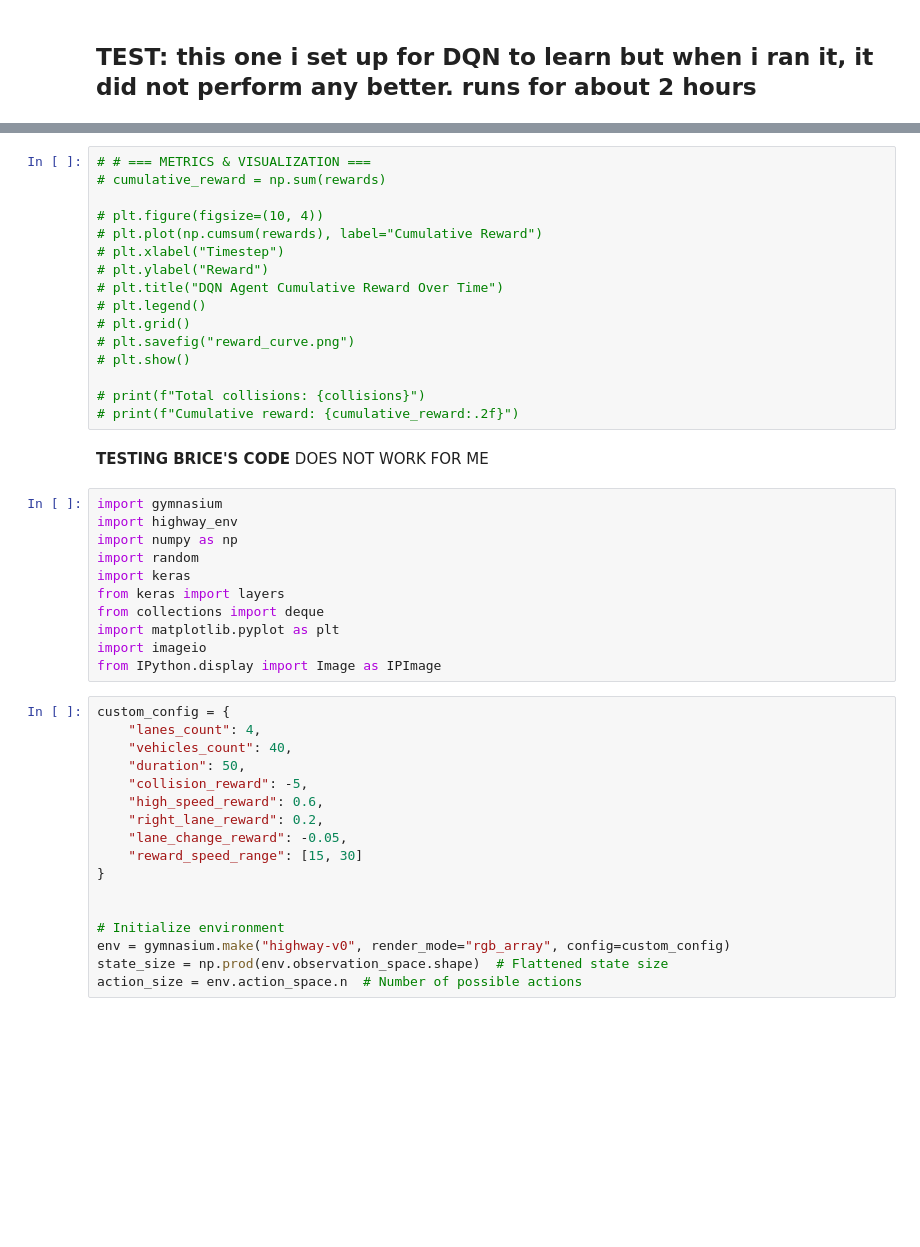
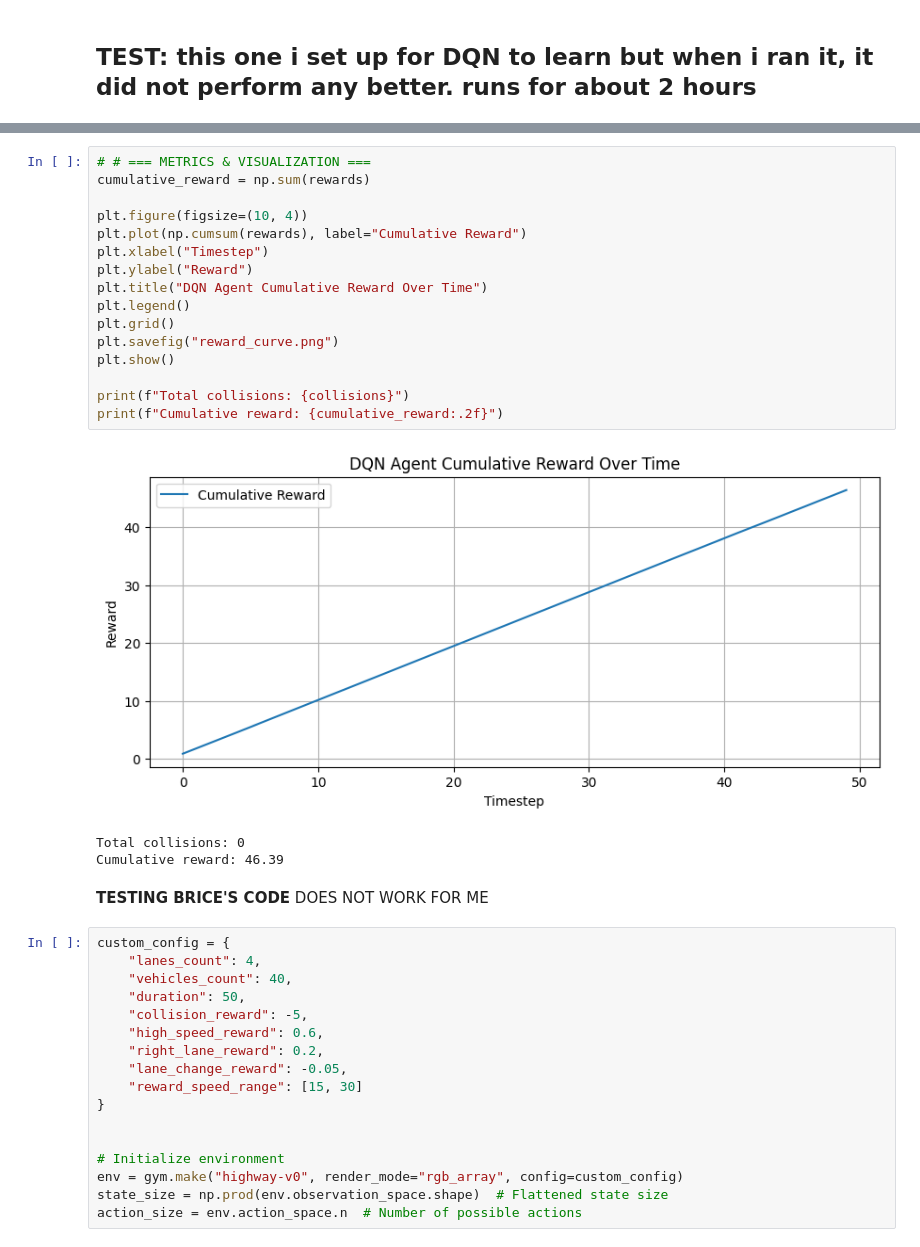
Before and after one commit to Juan-Carlos-D/NN-Team, a Jupyter notebook: Labs/Lab Four/Rough Drafts/RD 3.ipynb, the cells around one changed output, grey strips where cells are left out. Drawn from its saved outputs; the diff is of its cells as text; blank space fills up the shorter version.

```diff
--- a/Labs/Lab Four/Rough Drafts/RD 3.ipynb
+++ b/Labs/Lab Four/Rough Drafts/RD 3.ipynb
@@ -396,32 +443,25 @@ To being our analysis, a baseline was established by observing the behavior of a
 # %%
 # # === METRICS & VISUALIZATION ===
-# cumulative_reward = np.sum(rewards)
+cumulative_reward = np.sum(rewards)
 
-# plt.figure(figsize=(10, 4))
-# plt.plot(np.cumsum(rewards), label="Cumulative Reward")
-# plt.xlabel("Timestep")
-# plt.ylabel("Reward")
-# plt.title("DQN Agent Cumulative Reward Over Time")
-# plt.legend()
-# plt.grid()
-# plt.savefig("reward_curve.png")
-# plt.show()
+plt.figure(figsize=(10, 4))
+plt.plot(np.cumsum(rewards), label="Cumulative Reward")
+plt.xlabel("Timestep")
+plt.ylabel("Reward")
+plt.title("DQN Agent Cumulative Reward Over Time")
+plt.legend()
+plt.grid()
+plt.savefig("reward_curve.png")
+plt.show()
 
-# print(f"Total collisions: {collisions}")
-# print(f"Cumulative reward: {cumulative_reward:.2f}")
+print(f"Total collisions: {collisions}")
+print(f"Cumulative reward: {cumulative_reward:.2f}")
+# %% [output]
+[figure, added]
+Total collisions: 0
+Cumulative reward: 46.39
 # %% [markdown]
 **TESTING BRICE'S CODE** DOES NOT WORK FOR ME
-# %%
-import gymnasium
-import highway_env
-import numpy as np
-import random
-import keras
-from keras import layers
-from collections import deque
-import matplotlib.pyplot as plt
-import imageio
-from IPython.display import Image as IPImage
 # %%
 custom_config = {
     "lanes_count": 4,
@@ -436,7 +476,7 @@ custom_config = {
 
 
 # Initialize environment
-env = gymnasium.make("highway-v0", render_mode="rgb_array", config=custom_config)
+env = gym.make("highway-v0", render_mode="rgb_array", config=custom_config)
 state_size = np.prod(env.observation_space.shape)  # Flattened state size
 action_size = env.action_space.n  # Number of possible actions
 # %%
```
Also changed, not shown: parts of 14 cells of this notebook, 1 other file.
